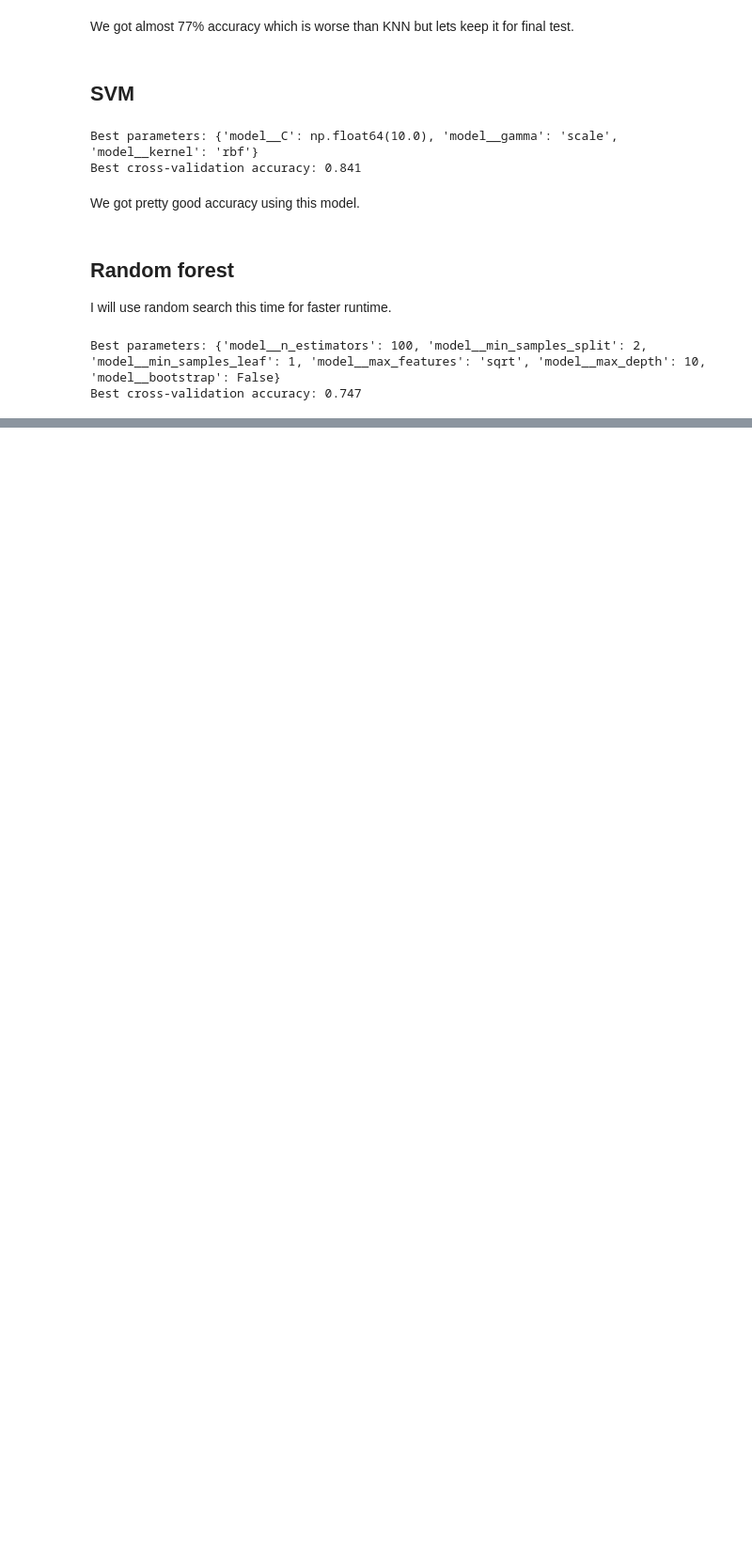
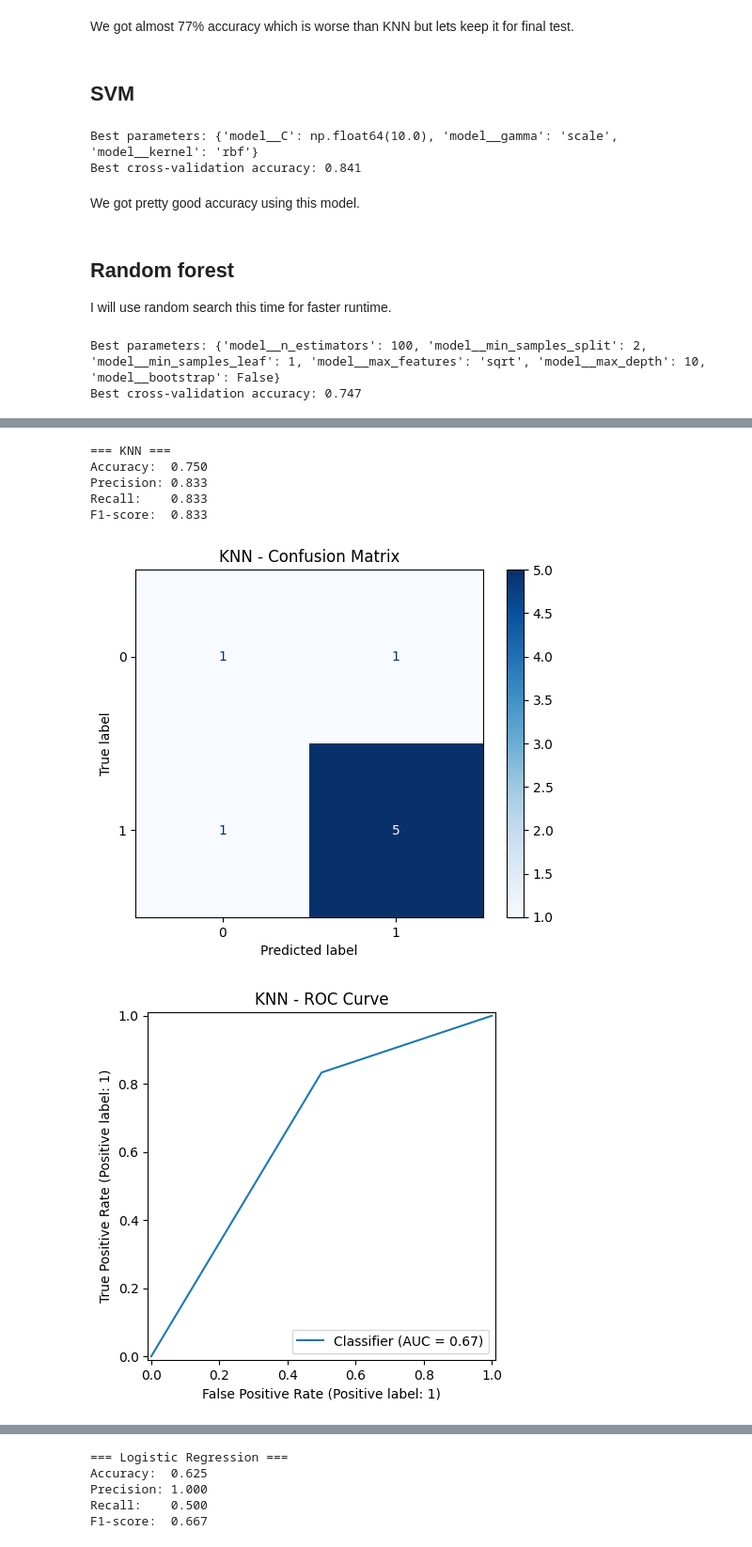
Before and after one commit to M1ch4lx/AI_MED_Recruitment, a Jupyter notebook: cardiomegaly.ipynb, the cells around one changed output, grey strips where cells are left out. Shown: that part at 94% size. Drawn from its saved outputs; the diff is of its cells as text; code cells hidden in the pictures; blank space fills up the shorter version.

Commit message:
added evaluation on test dataset for all models

```diff
--- a/cardiomegaly.ipynb
+++ b/cardiomegaly.ipynb
@@ -303,0 +317,49 @@ Best cross-validation accuracy: 0.747
+# %%
+models = [
+    ('KNN', best_knn),
+    ('Logistic Regression', best_lr),
+    ('SVM', best_svc),
+    ('Random Forest', best_rf)
+    ]
+# %%
+for name, model in models:
+    print(f"\n=== {name} ===")
+
+    y_pred = model.predict(X_test)
+
+    if hasattr(model, "predict_proba"):
+        y_proba = model.predict_proba(X_test)[:, 1]
+    else:
+        y_proba = model.decision_function(X_test)
+
+    acc = accuracy_score(y_test, y_pred)
+    prec = precision_score(y_test, y_pred)
+    rec = recall_score(y_test, y_pred)
+    f1 = f1_score(y_test, y_pred)
+
+    print(f"Accuracy: {acc:.3f}")
+    print(f"Precision: {prec:.3f}")
+    print(f"Recall: {rec:.3f}")
+    print(f"F1-score: {f1:.3f}")
+
+    cm = confusion_matrix(y_test, y_pred)
+    disp = ConfusionMatrixDisplay(confusion_matrix=cm)
+    disp.plot(cmap='Blues')
+    plt.title(f"{name} - Confusion Matrix")
+    plt.show()
+
+    RocCurveDisplay.from_predictions(y_test, y_proba)
+    plt.title(f"{name} - ROC Curve")
+    plt.show()
+
+    PrecisionRecallDisplay.from_predictions(y_test, y_proba)
+    plt.title(f"{name} - Precision-Recall Curve")
+    plt.show()
+# %% [output]
+=== KNN ===
+Accuracy:  0.750
+Precision: 0.833
+Recall:    0.833
+F1-score:  0.833
+[figure, added]
+[figure, added]
@@ -303,0 +367,5 @@ Best cross-validation accuracy: 0.747
+=== Logistic Regression ===
+Accuracy:  0.625
+Precision: 1.000
+Recall:    0.500
+F1-score:  0.667
```
Also changed, not shown: parts of 4 cells of this notebook, 1 other file.
